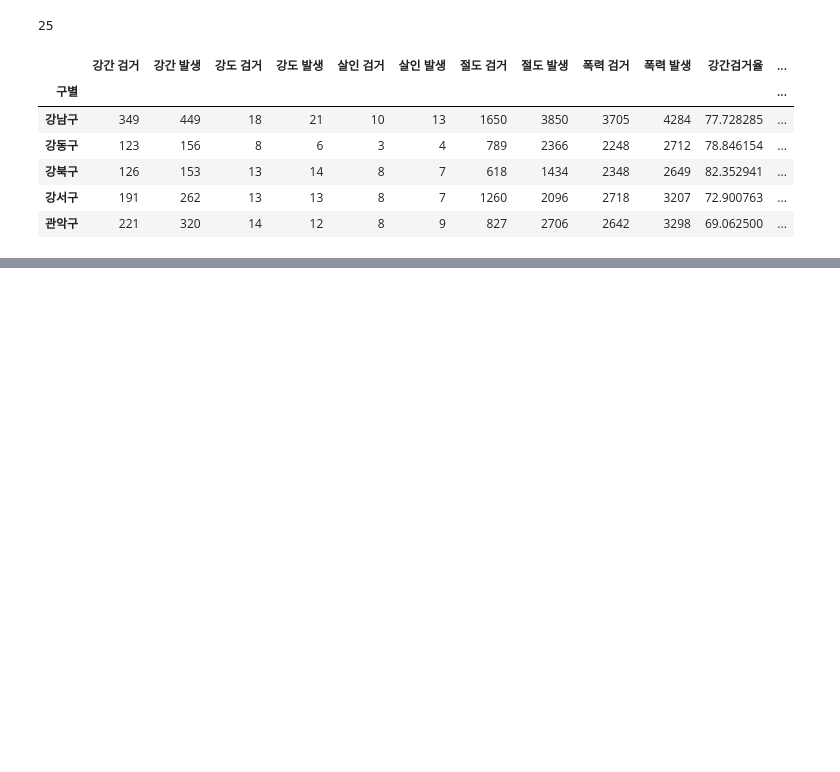
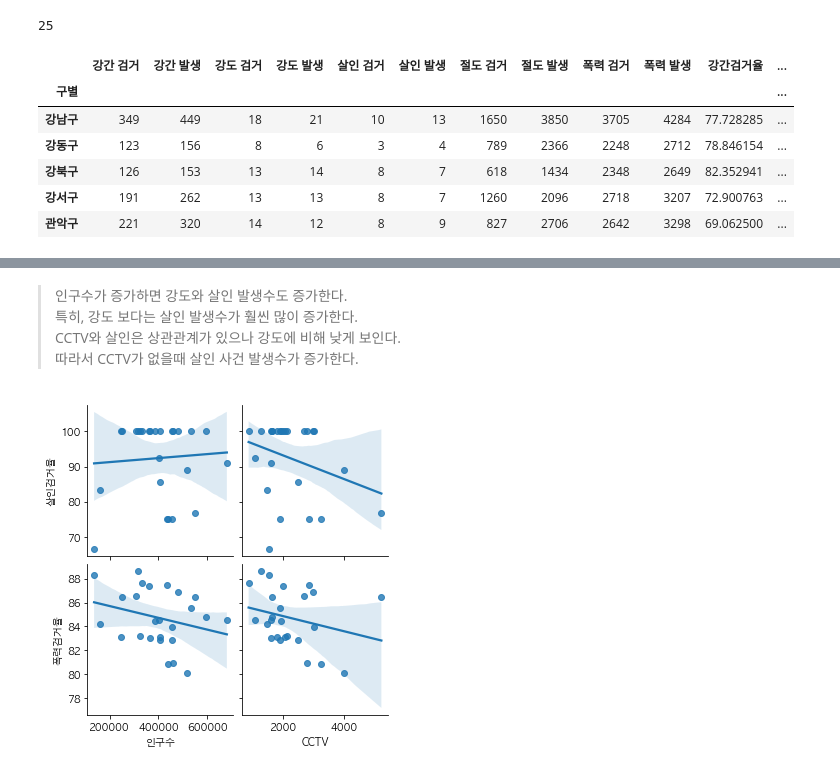
Before and after one commit to jjhwnn/Python, a Jupyter notebook: 3.DataAnalysis/Note/18.서울시 범죄 안전도.ipynb, the cells around one changed output, grey strips where cells are left out. Saved outputs shown, nothing was run; the diff lists cells and outputs as text; code cells hidden in the pictures; blank space fills up the shorter version.

```diff
--- a/3.DataAnalysis/Note/18.서울시 범죄 안전도.ipynb
+++ b/3.DataAnalysis/Note/18.서울시 범죄 안전도.ipynb
@@ -397,0 +621,17 @@ crime_anal
+# %% [markdown]
+> 인구수가 증가하면 강도와 살인 발생수도 증가한다.
+> 특히, 강도 보다는 살인 발생수가 훨씬 많이 증가한다.
+> CCTV와 살인은 상관관계가 있으나 강도에 비해 낮게 보인다.
+> 따라서 CCTV가 없을때 살인 사건 발생수가 증가한다.
+# %%
+### 인구수, CCTV와 살인검거율, 폭력 검거율을 회귀선으로 확인후 Comment
+
+sns.pairplot(
+    crime_anal_norm,
+    x_vars=['인구수', 'CCTV'],
+    y_vars=['살인검거율','폭력검거율'],
+    kind='reg'
+)
+plt.show()
+# %% [output]
+[figure, added]
```
Also changed, not shown: parts of 40 cells of this notebook, 1 other file.
